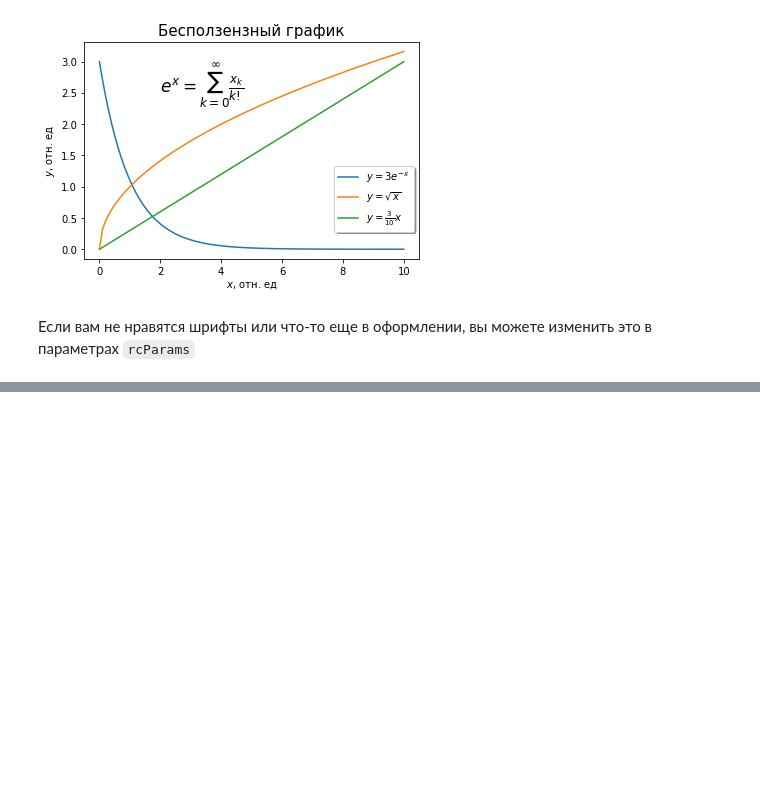
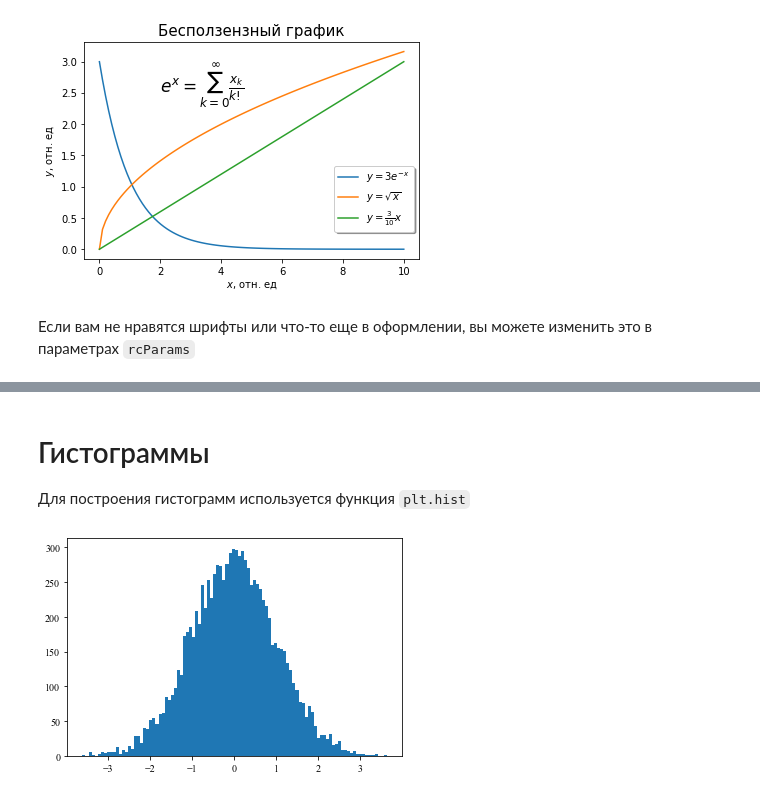
Before and after one commit to yamarus/PyForSci, a Jupyter notebook: source/lectures/theme7.ipynb, the cells around one changed output, grey strips where cells are left out. Drawn from its saved outputs; the diff is of its cells as text; code cells hidden in the pictures; blank space fills up the shorter version.

```diff
--- a/source/lectures/theme7.ipynb
+++ b/source/lectures/theme7.ipynb
@@ -309,0 +338,10 @@ plt.show()
+# %% [markdown]
+# Гистограммы
+
+Для построения гистограмм используется функция ``plt.hist``
+# %%
+x=np.random.randn(10000)
+plt.hist(x, 100)
+plt.show()
+# %% [output]
+[figure, added]
```
Also changed, not shown: parts of 14 cells of this notebook.
